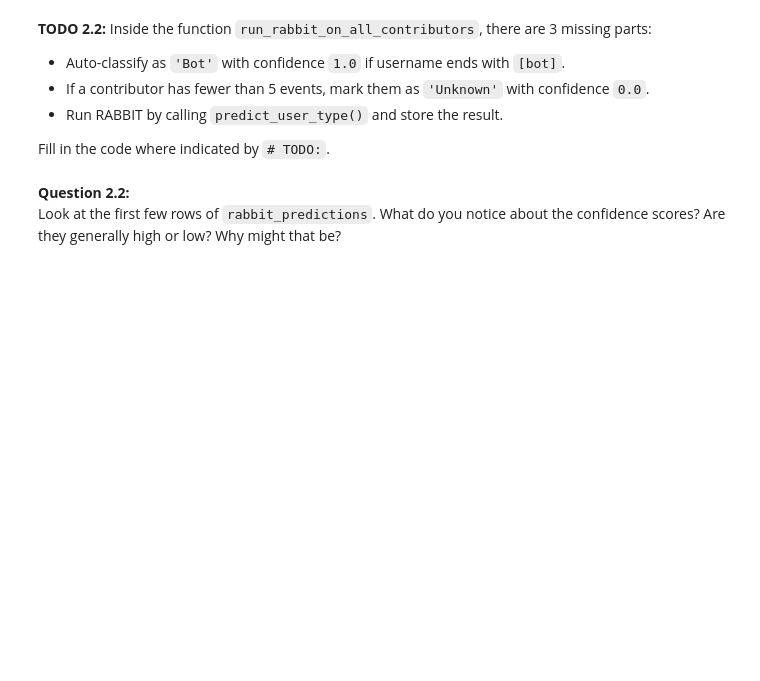
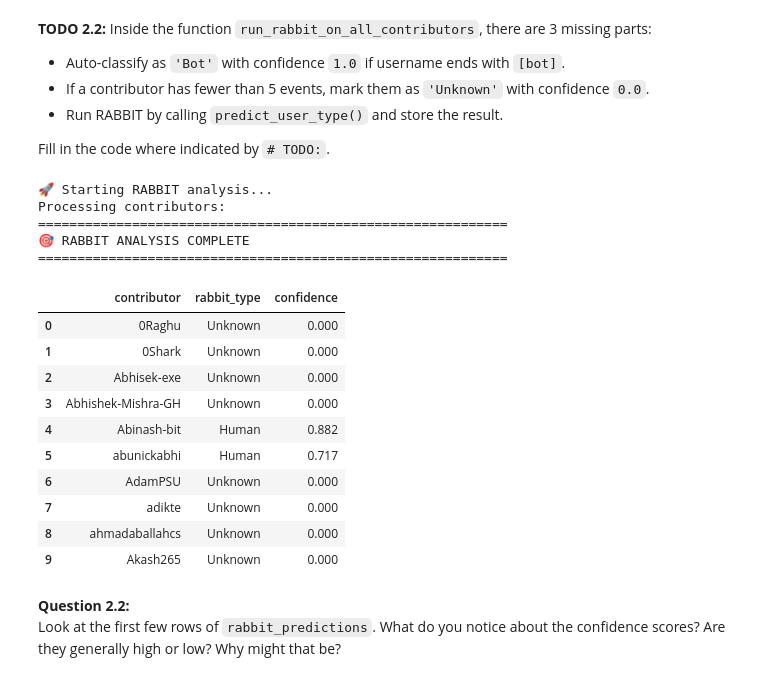
Before and after one commit to yvanhojunior/TP_3, a Jupyter notebook: Bots-Template.ipynb, the cells around one changed output. Saved outputs shown, nothing was run; the diff lists cells and outputs as text; code cells hidden in the pictures; blank space fills up the shorter version.

```diff
--- a/Bots-Template.ipynb
+++ b/Bots-Template.ipynb
@@ -595,41 +606,75 @@ def run_rabbit_on_all_contributors():
         # Auto-classify if username ends with [bot]
         if contributor.endswith('[bot]'):
             # TODO: Append Bot result with confidence 1.0 and continue
-            # Your code here...
+            results.append({
+                'contributor': contributor,
+                'rabbit_type': 'Bot',
+                'confidence': 1.0
+            })
 
             continue
 
         # Load events
         events = load_contributor_events(contributor)
 
         if len(events) < 5:
             # TODO: Append Unknown result with confidence 0.0 and continue
-            # Your code here...
+            results.append({
+                'contributor': contributor,
+                'rabbit_type': 'Unknown',
+                'confidence': 0.0
+            })
 
             continue
 
         # Run RABBIT prediction
         try:
             # TODO: Call predict_user_type() and append the result
-            # Your code here...
+            result = predict_user_type(
+                username=contributor,
+                events=events,
+                predictor=predictor,
+            )
+            results.append({
+                'contributor': contributor,
+                'rabbit_type': result.user_type,
+                'confidence': result.confidence
+            })
 
         except Exception as e:
             print(f"\n❌ Error processing {contributor}: {e}")
             results.append({
                 'contributor': contributor,
                 'rabbit_type': 'Error',
                 'confidence': 0.0
             })
 
     return pd.DataFrame(results)
 
 # Run the analysis (this may take a minute or two)
 rabbit_predictions = run_rabbit_on_all_contributors()
 
 print("\n" + "="*60)
 print("🎯 RABBIT ANALYSIS COMPLETE")
 print("="*60)
 display(rabbit_predictions.head(10))
+# %% [output]
+🚀 Starting RABBIT analysis...
+Processing contributors:
+============================================================
+🎯 RABBIT ANALYSIS COMPLETE
+============================================================
+|  | contributor | rabbit_type | confidence |
+| 0 | 0Raghu | Unknown | 0.000 |
+| 1 | 0Shark | Unknown | 0.000 |
+| 2 | Abhisek-exe | Unknown | 0.000 |
+| 3 | Abhishek-Mishra-GH | Unknown | 0.000 |
+| 4 | Abinash-bit | Human | 0.882 |
+| 5 | abunickabhi | Human | 0.717 |
+| 6 | AdamPSU | Unknown | 0.000 |
+| 7 | adikte | Unknown | 0.000 |
+| 8 | ahmadaballahcs | Unknown | 0.000 |
+| 9 | Akash265 | Unknown | 0.000 |
 # %% [markdown]
 **Question 2.2:**
 Look at the first few rows of `rabbit_predictions`. What do you notice about the confidence scores? Are they generally high or low? Why might that be?
```
Also changed, not shown: parts of 3 cells of this notebook.
